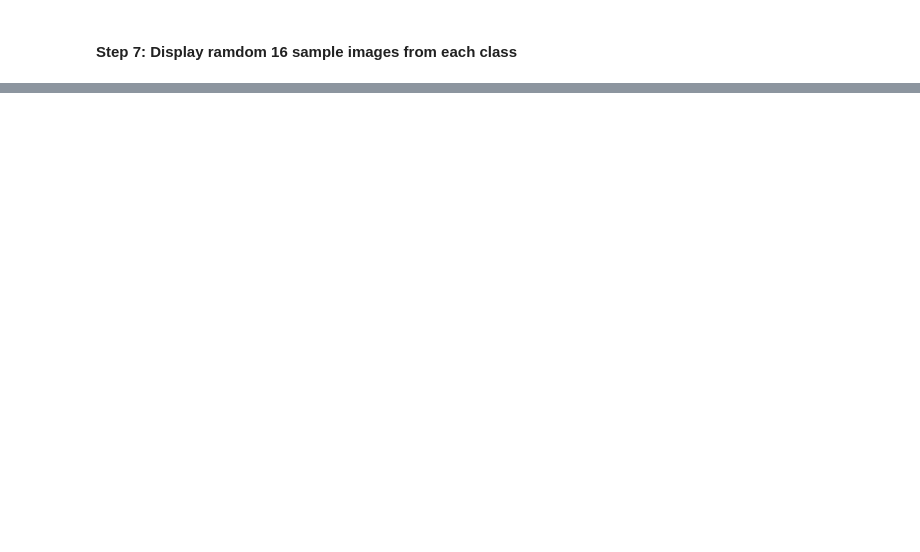
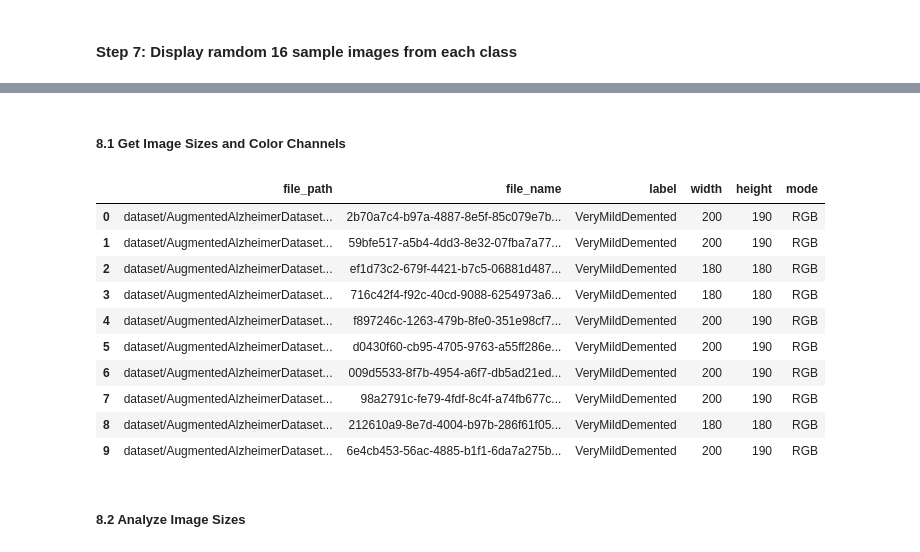
Before and after one commit to OGGary1996/Augmented_AlzheimerMRI_Classification, a Jupyter notebook: DataDistributionAnalysis.ipynb, the cells around one changed output, grey strips where cells are left out. Cells and saved outputs as stored; diff of their text form; code cells hidden in the pictures; blank space fills up the shorter version.

```diff
--- a/DataDistributionAnalysis.ipynb
+++ b/DataDistributionAnalysis.ipynb
@@ -158,0 +167,38 @@ plt.show()
+# %% [markdown]
+##### 8.1 Get Image Sizes and Color Channels
+# %%
+# Copy the original dataframe
+df_size = df.copy()
+# Initialize lists to store image properties
+widths = []
+heights = []
+modes = []
+
+# Iterate through each image and collect properties
+for img_path in df_size["file_path"]:
+    with Image.open(img_path) as img:
+        width, height = img.size # return (width, height)
+        mode = img.mode # return image mode
+        widths.append(width)
+        heights.append(height)
+        modes.append(mode)
+
+# Add properties to the dataframe
+df_size["width"] = widths
+df_size["height"] = heights
+df_size["mode"] = modes
+df_size.head(10)
+# %% [output]
+|  | file_path | file_name | label | width | height | mode |
+| 0 | dataset/AugmentedAlzheimerDataset... | 2b70a7c4-b97a-4887-8e5f-85c079e7b... | VeryMildDemented | 200 | 190 | RGB |
+| 1 | dataset/AugmentedAlzheimerDataset... | 59bfe517-a5b4-4dd3-8e32-07fba7a77... | VeryMildDemented | 200 | 190 | RGB |
+| 2 | dataset/AugmentedAlzheimerDataset... | ef1d73c2-679f-4421-b7c5-06881d487... | VeryMildDemented | 180 | 180 | RGB |
+| 3 | dataset/AugmentedAlzheimerDataset... | 716c42f4-f92c-40cd-9088-6254973a6... | VeryMildDemented | 180 | 180 | RGB |
+| 4 | dataset/AugmentedAlzheimerDataset... | f897246c-1263-479b-8fe0-351e98cf7... | VeryMildDemented | 200 | 190 | RGB |
+| 5 | dataset/AugmentedAlzheimerDataset... | d0430f60-cb95-4705-9763-a55ff286e... | VeryMildDemented | 200 | 190 | RGB |
+| 6 | dataset/AugmentedAlzheimerDataset... | 009d5533-8f7b-4954-a6f7-db5ad21ed... | VeryMildDemented | 200 | 190 | RGB |
+| 7 | dataset/AugmentedAlzheimerDataset... | 98a2791c-fe79-4fdf-8c4f-a74fb677c... | VeryMildDemented | 200 | 190 | RGB |
+| 8 | dataset/AugmentedAlzheimerDataset... | 212610a9-8e7d-4004-b97b-286f61f05... | VeryMildDemented | 180 | 180 | RGB |
+| 9 | dataset/AugmentedAlzheimerDataset... | 6e4cb453-56ac-4885-b1f1-6da7a275b... | VeryMildDemented | 200 | 190 | RGB |
+# %% [markdown]
+##### 8.2 Analyze Image Sizes
```
Also changed, not shown: parts of 10 cells of this notebook.
